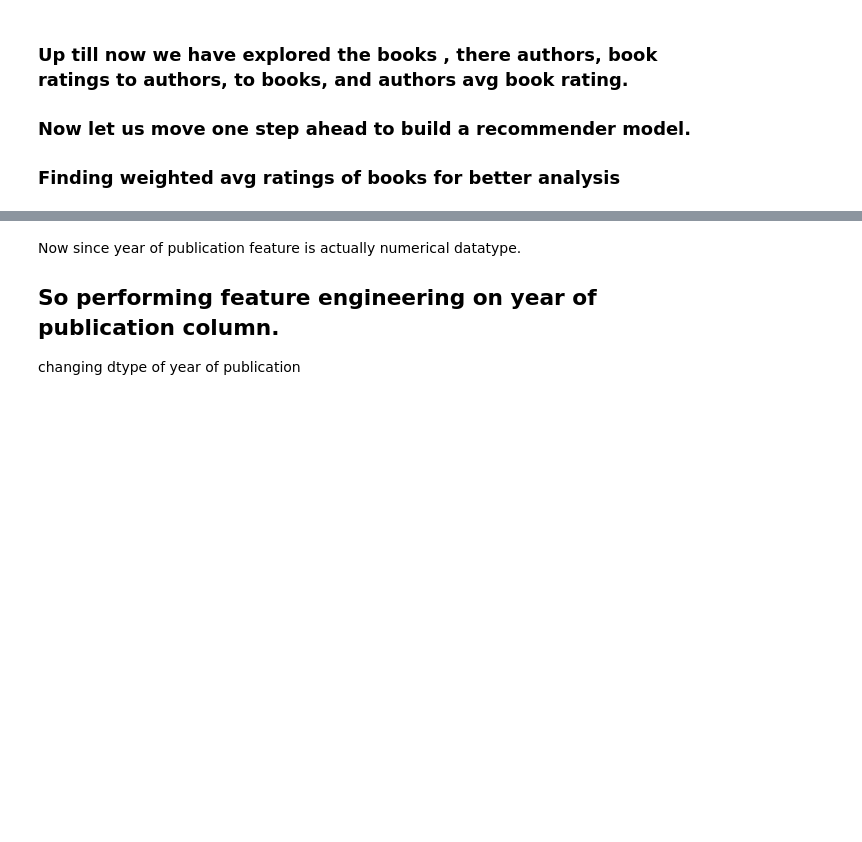
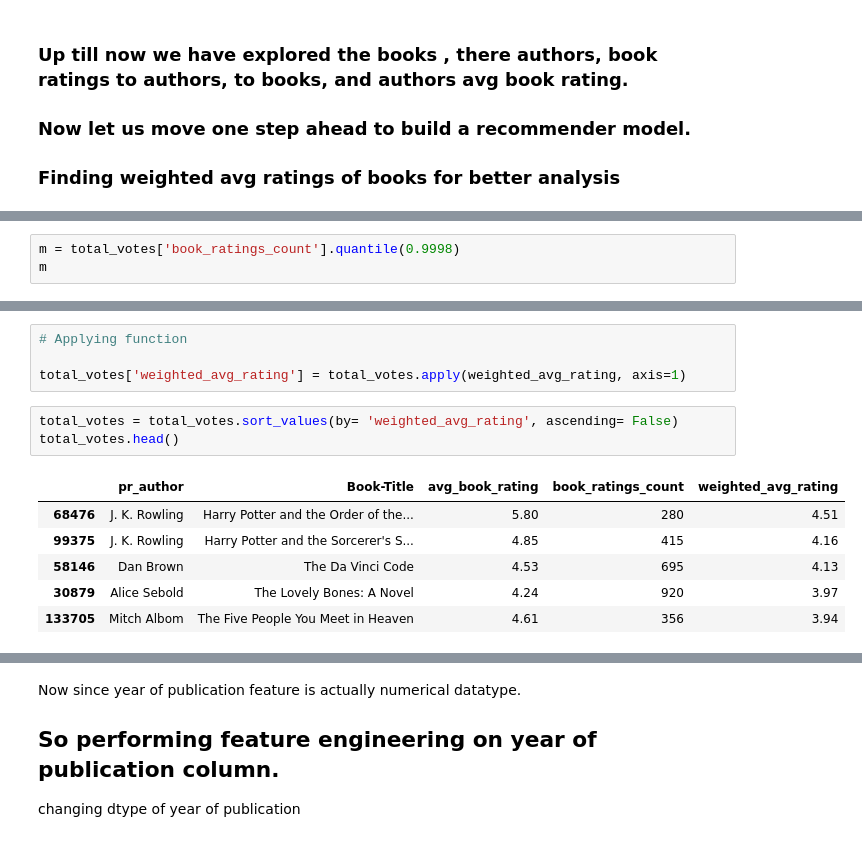
Before and after one commit to Suraj-7077/Unsupervised-ML-Book-Recommendation-system-Model, a Jupyter notebook: Unsupervised_ML_Capstone_Project_IV_.ipynb, the cells around one changed output, grey strips where cells are left out. Drawn from its saved outputs; the diff is of its cells as text; blank space fills up the shorter version.

```diff
--- a/Unsupervised_ML_Capstone_Project_IV_.ipynb
+++ b/Unsupervised_ML_Capstone_Project_IV_.ipynb
@@ -987,0 +946,3 @@ Now we dont have any missing values in book data.
+# %%
+m = total_votes['book_ratings_count'].quantile(0.9998)
+m
@@ -987,0 +970,14 @@ Now we dont have any missing values in book data.
+# %%
+# Applying function
+
+total_votes['weighted_avg_rating'] = total_votes.apply(weighted_avg_rating, axis=1)
+# %%
+total_votes = total_votes.sort_values(by= 'weighted_avg_rating', ascending= False)
+total_votes.head()
+# %% [output]
+|  | pr_author | Book-Title | avg_book_rating | book_ratings_count | weighted_avg_rating |
+| 68476 | J. K. Rowling | Harry Potter and the Order of the... | 5.80 | 280 | 4.51 |
+| 99375 | J. K. Rowling | Harry Potter and the Sorcerer's S... | 4.85 | 415 | 4.16 |
+| 58146 | Dan Brown | The Da Vinci Code | 4.53 | 695 | 4.13 |
+| 30879 | Alice Sebold | The Lovely Bones: A Novel | 4.24 | 920 | 3.97 |
+| 133705 | Mitch Albom | The Five People You Meet in Heaven | 4.61 | 356 | 3.94 |
```
Also changed, not shown: parts of 46 cells of this notebook.
